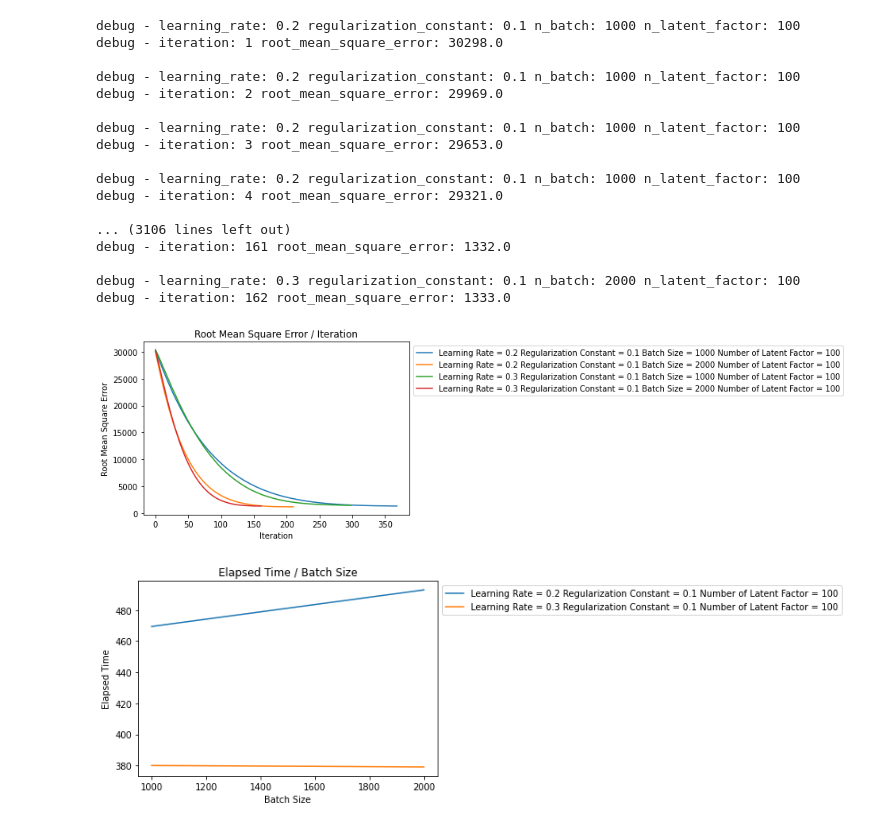
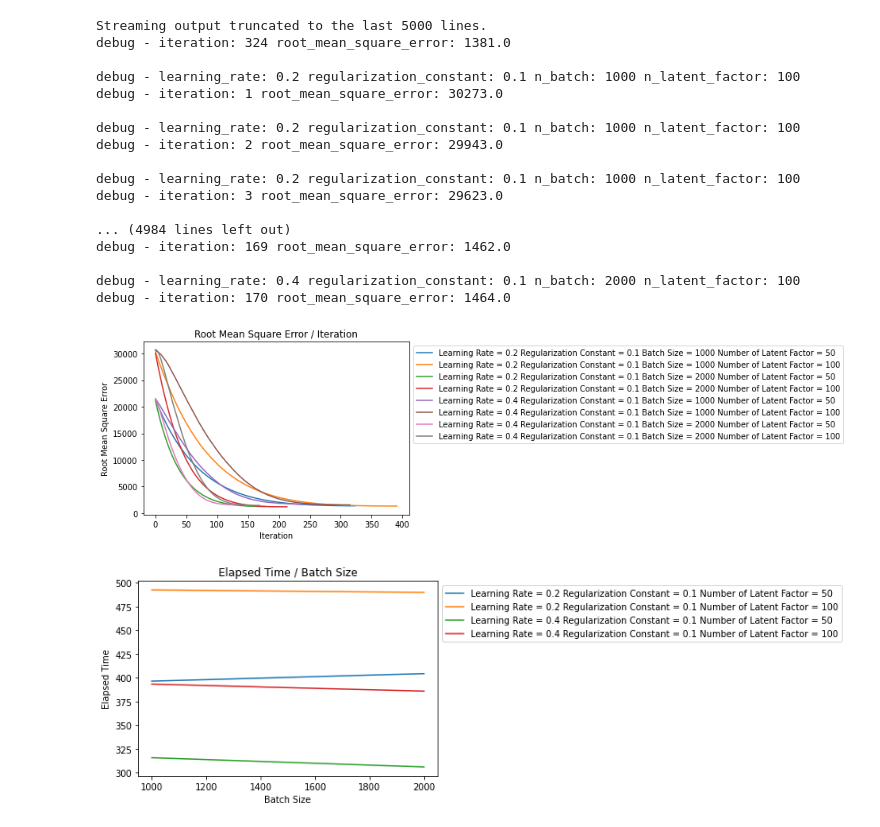
Before and after one commit to samohtwal/Bayesian-Personalized-Ranking, a Jupyter notebook: Bayesian_Personalized_Ranking.ipynb, the cells around one changed output. Drawn from its saved outputs; the diff is of its cells as text; code cells hidden in the pictures.

```diff
--- a/Bayesian_Personalized_Ranking.ipynb
+++ b/Bayesian_Personalized_Ranking.ipynb
@@ -474,6 +474,13 @@ class ModelAnalyzerHelper:
                 if negative_predition_item_id in negative_testing_item_ids: n_user_true_negative = n_user_true_negative + 1
                 if negative_predition_item_id not in negative_testing_item_ids: n_user_false_negative = n_user_false_negative + 1
 
+            print('debug - n_best_recommendation:', n_best_recommendation,
+                    'learning_rate:', bayseian_personalized_ranking_model.learning_rate,
+                    'regularization_constant:', bayseian_personalized_ranking_model.regularization_constant,
+                    'n_batch:', bayseian_personalized_ranking_model.n_batch,
+                    'n_latent_factor:', bayseian_personalized_ranking_model.n_latent_factor,
+                    end='\n')
+
             print('debug - recommendation_user_id:', recommendation_user_id,
                   'n_user_true_positive:', n_user_true_positive,
                   'n_user_false_positive:', n_user_false_positive,
@@ -510,8 +517,8 @@ n_user = len(training_data_dictionary[data_group_by_user_id_dictionary_key][data
 bayseian_personalized_ranking_parameters = []
 
 learning_rate_start = 0.2
-learning_rate_step = 0.1
-learning_rate_stop = 0.3 + 0.05
+learning_rate_step = 0.2
+learning_rate_stop = 0.4 + 0.05
 
 n_batch_start = 1000
 n_batch_step = 1000
@@ -521,51 +528,51 @@ regularization_constant_start = 0.1
 regularization_constant_step = 0.5
 regularization_constant_stop = 0.2 + 0.05
 
-n_latent_factor_start = 100
-n_latent_factor_step = 100
+n_latent_factor_start = 50
+n_latent_factor_step = 50
 n_latent_factor_stop = 100 + 1
 
 bayseian_personalized_ranking_parameters = [{
     'random_seed' : 1234,
     'n_latent_factor' : int(n_latent_factor),
     'n_batch' : int(n_batch),
     'learning_rate' : round(learning_rate, 1),
     'regularization_constant' : round(regularization_constant, 1)
 }
 for learning_rate in np.arange (learning_rate_start, learning_rate_stop, learning_rate_step)
 for n_batch in range (n_batch_start, n_batch_stop, n_batch_step)
 for regularization_constant in np.arange (regularization_constant_start, regularization_constant_stop, regularization_constant_step)
 for n_latent_factor in range (n_latent_factor_start, n_latent_factor_stop, n_latent_factor_step)]
 
 bayseian_personalized_ranking_models = []
 for index, bayseian_personalized_ranking_parameter in enumerate(bayseian_personalized_ranking_parameters):
     bayseian_personalized_ranking_models.append(BayseianPersonalizedRankingModel(**bayseian_personalized_ranking_parameter))
     bayseian_personalized_ranking_models[index].training_data_dictionary = training_data_dictionary
     bayseian_personalized_ranking_models[index].fit()
 
 ModelAnalyzerHelper().plot_root_mean_square_error_chart(bayseian_personalized_ranking_models)
 print('', end='\n')
 ModelAnalyzerHelper().plot_elapsed_time_chart(bayseian_personalized_ranking_models)
 # %% [output]
-debug - learning_rate: 0.2 regularization_constant: 0.1 n_batch: 1000 n_latent_factor: 100
-debug - iteration: 1 root_mean_square_error: 30298.0
+Streaming output truncated to the last 5000 lines.
+debug - iteration: 324 root_mean_square_error: 1381.0
 
 debug - learning_rate: 0.2 regularization_constant: 0.1 n_batch: 1000 n_latent_factor: 100
-debug - iteration: 2 root_mean_square_error: 29969.0
+debug - iteration: 1 root_mean_square_error: 30273.0
 
 debug - learning_rate: 0.2 regularization_constant: 0.1 n_batch: 1000 n_latent_factor: 100
-debug - iteration: 3 root_mean_square_error: 29653.0
+debug - iteration: 2 root_mean_square_error: 29943.0
 
 debug - learning_rate: 0.2 regularization_constant: 0.1 n_batch: 1000 n_latent_factor: 100
-debug - iteration: 4 root_mean_square_error: 29321.0
+debug - iteration: 3 root_mean_square_error: 29623.0
 
-... (3106 lines left out)
-debug - iteration: 161 root_mean_square_error: 1332.0
+... (4984 lines left out)
+debug - iteration: 169 root_mean_square_error: 1462.0
 
-debug - learning_rate: 0.3 regularization_constant: 0.1 n_batch: 2000 n_latent_factor: 100
-debug - iteration: 162 root_mean_square_error: 1333.0
+debug - learning_rate: 0.4 regularization_constant: 0.1 n_batch: 2000 n_latent_factor: 100
+debug - iteration: 170 root_mean_square_error: 1464.0
-[figure, old version]
+[figure, new version]
-[figure, old version]
+[figure, new version]
 # %%
 # validate model
 
```
Also changed, not shown: parts of 2 cells of this notebook.
